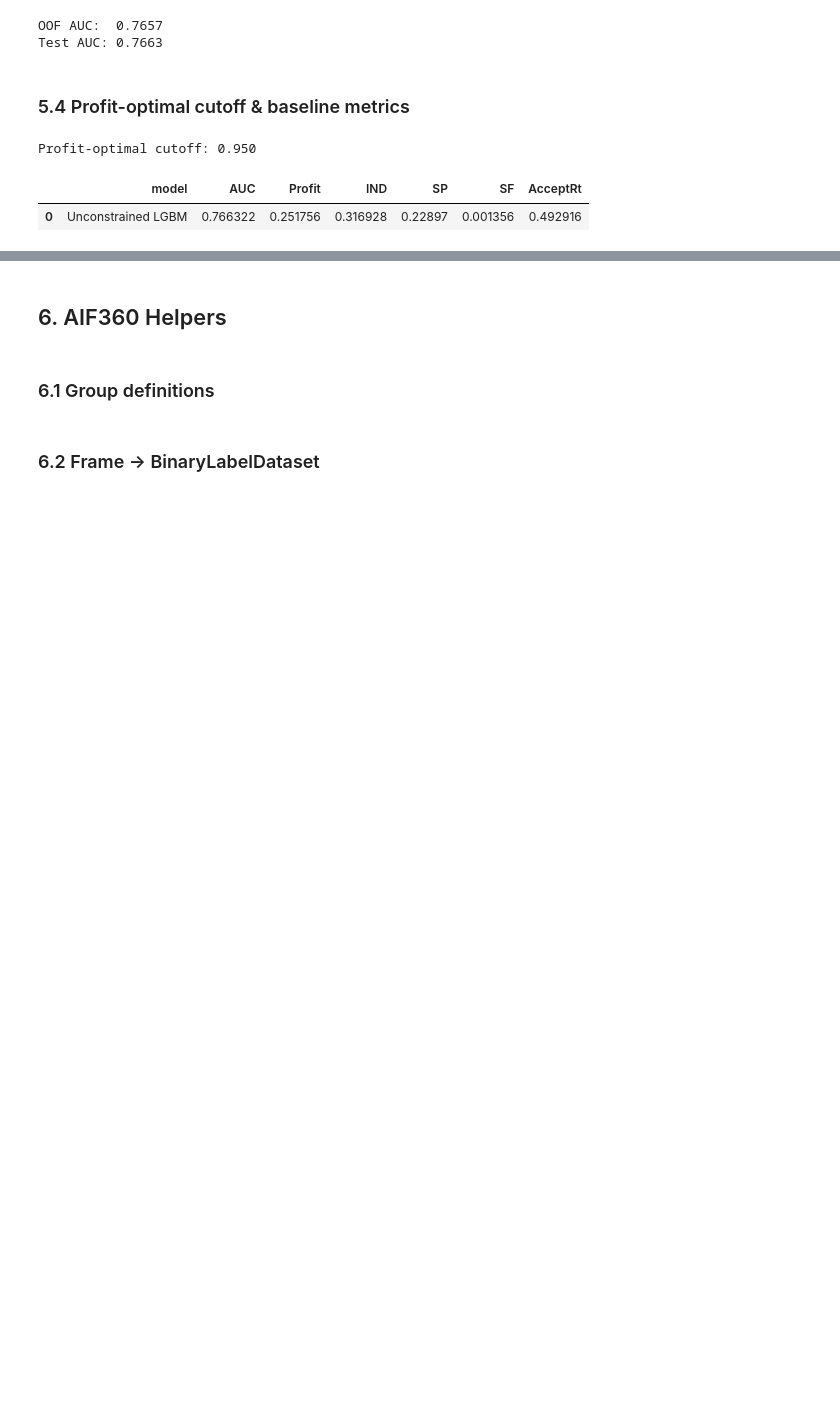
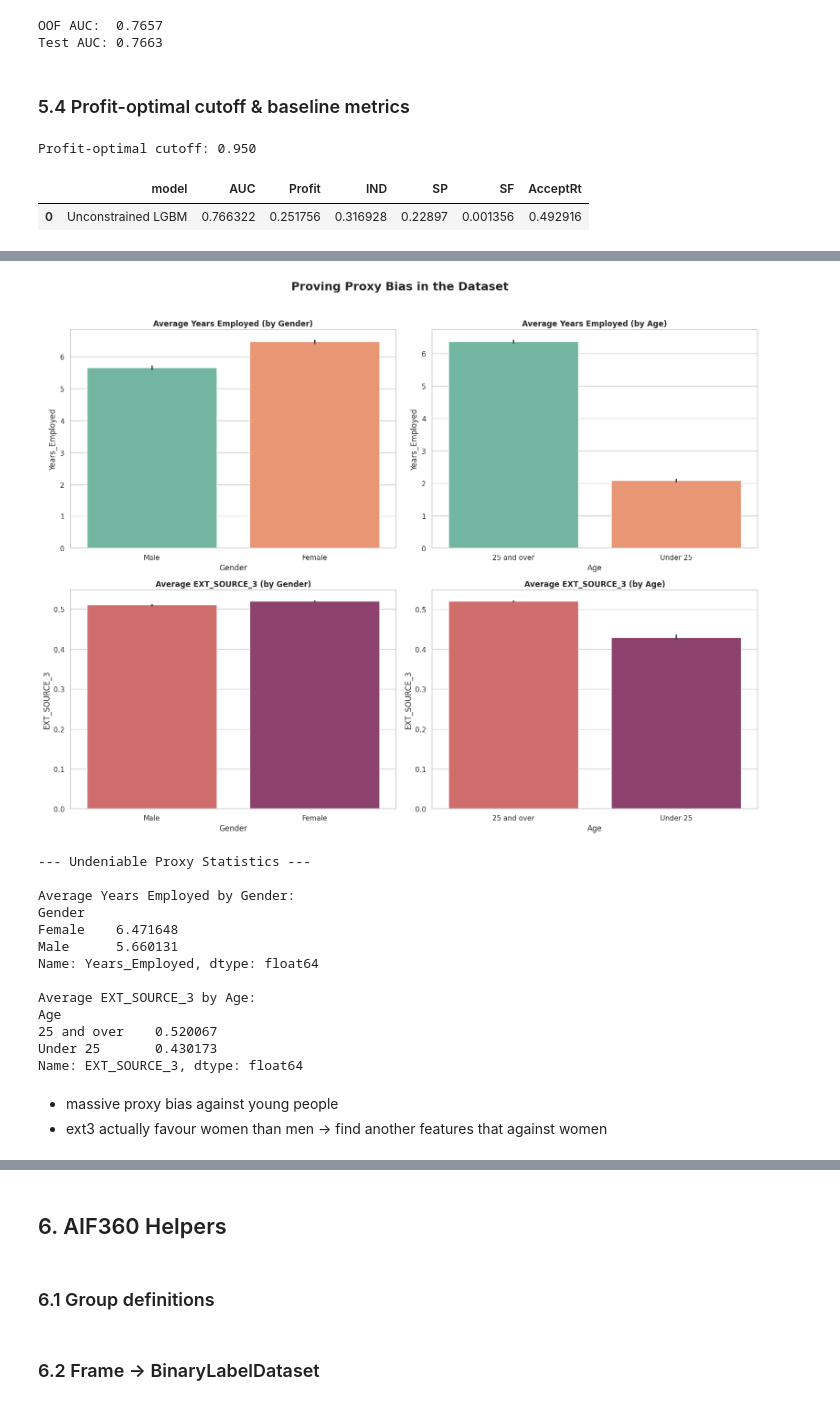
Before and after one commit to fahyada/Fair-Credit-Scoring, a Jupyter notebook: fair_credit_scoring_v1.ipynb, the cells around one changed output, grey strips where cells are left out. Drawn from its saved outputs; the diff is of its cells as text; code cells hidden in the pictures; blank space fills up the shorter version.

```diff
--- a/fair_credit_scoring_v1.ipynb
+++ b/fair_credit_scoring_v1.ipynb
@@ -338,0 +1111,61 @@ pd.DataFrame(results)
+# %%
+X_proxy = X_te.copy()
+X_proxy['Gender'] = np.where(X_proxy['CODE_GENDER_F'] == 1, 'Female', 'Male')
+
+# FIX: We calculate Age directly from DAYS_BIRTH since AGE_GROUP might be separated out into A_te
+if 'DAYS_BIRTH' in X_proxy.columns:
+    X_proxy['Age'] = np.where((-X_proxy['DAYS_BIRTH'] / 365.25) < 25, 'Under 25', '25 and over')
+
+# Convert negative days to positive years for readability
+if 'DAYS_EMPLOYED' in X_proxy.columns:
+    X_proxy['Years_Employed'] = X_proxy['DAYS_EMPLOYED'] / -365.25
+
+# Visualizing the Discrepancies
+sns.set_theme(style="whitegrid")
+fig, axes = plt.subplots(2, 2, figsize=(16, 12))
+
+### EMPLOYMENT TENURE PROXY ###
+sns.barplot(data=X_proxy, x="Gender", y="Years_Employed", palette="Set2", ax=axes[0,0])
+axes[0,0].set_title("Average Years Employed (by Gender)", fontweight='bold')
+
+if 'Age' in X_proxy.columns:
+    sns.barplot(data=X_proxy, x="Age", y="Years_Employed", palette="Set2", ax=axes[0,1])
+    axes[0,1].set_title("Average Years Employed (by Age)", fontweight='bold')
+
+    sns.barplot(data=X_proxy, x="Age", y="EXT_SOURCE_3", palette="flare", ax=axes[1,1])
+    axes[1,1].set_title("Average EXT_SOURCE_3 (by Age)", fontweight='bold')
+
+### EXTERNAL RATING PROXY ###
+sns.barplot(data=X_proxy, x="Gender", y="EXT_SOURCE_3", palette="flare", ax=axes[1,0])
+axes[1,0].set_title("Average EXT_SOURCE_3 (by Gender)", fontweight='bold')
+
+plt.suptitle("Proving Proxy Bias in the Dataset", fontsize=18, fontweight='heavy', y=1.02)
+plt.tight_layout()
+plt.show()
+
+# Print the absolute undeniable averages
+print("--- Undeniable Proxy Statistics ---")
+print("\nAverage Years Employed by Gender:")
+print(X_proxy.groupby('Gender')['Years_Employed'].mean())
+
+if 'Age' in X_proxy.columns:
+    print("\nAverage EXT_SOURCE_3 by Age:")
+    print(X_proxy.groupby('Age')['EXT_SOURCE_3'].mean())
+# %% [output]
+[figure, added]
+--- Undeniable Proxy Statistics ---
+
+Average Years Employed by Gender:
+Gender
+Female    6.471648
+Male      5.660131
+Name: Years_Employed, dtype: float64
+
+Average EXT_SOURCE_3 by Age:
+Age
+25 and over    0.520067
+Under 25       0.430173
+Name: EXT_SOURCE_3, dtype: float64
+# %% [markdown]
+- massive proxy bias against young people
+- ext3 actually favour women than men -> find another features that against women
```
Also changed, not shown: parts of 59 cells of this notebook, 1 other file.
